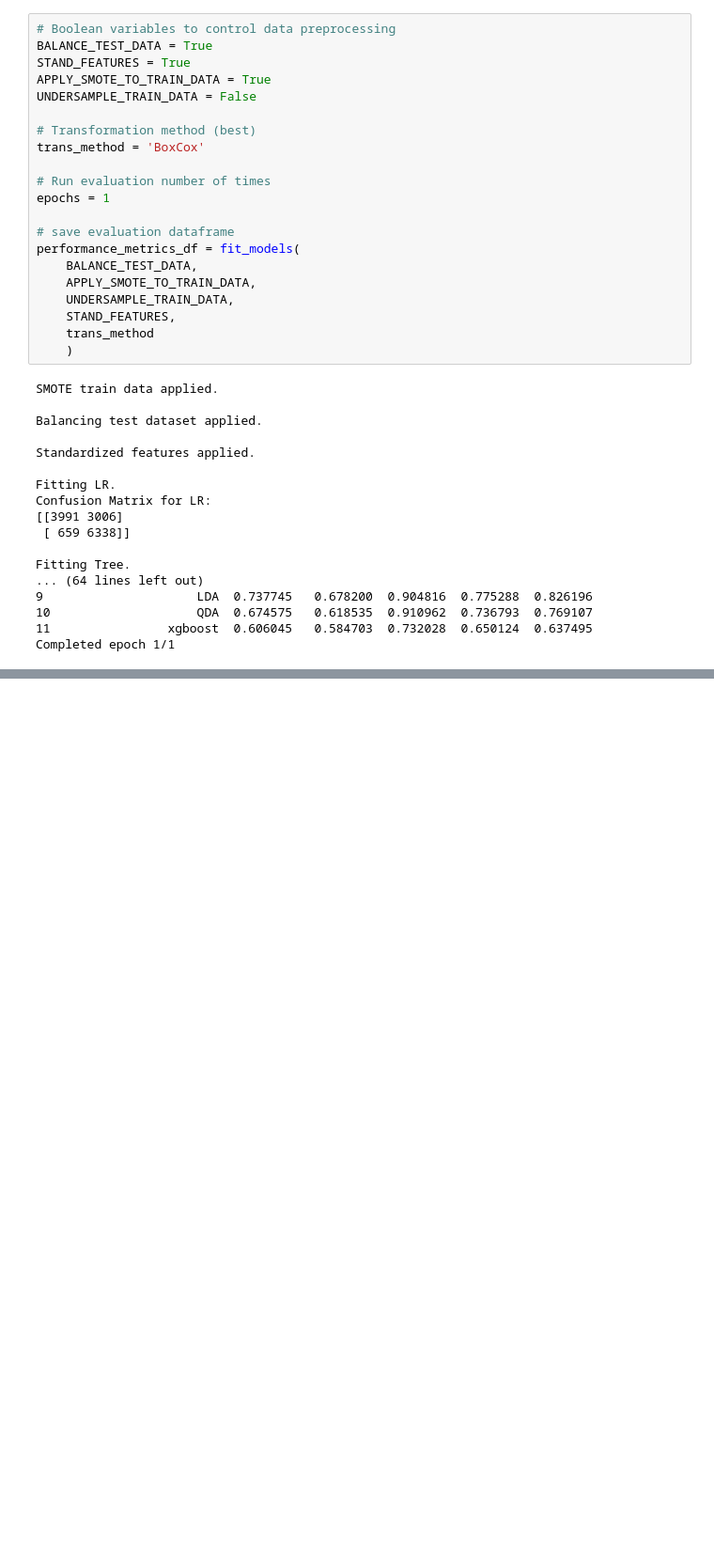
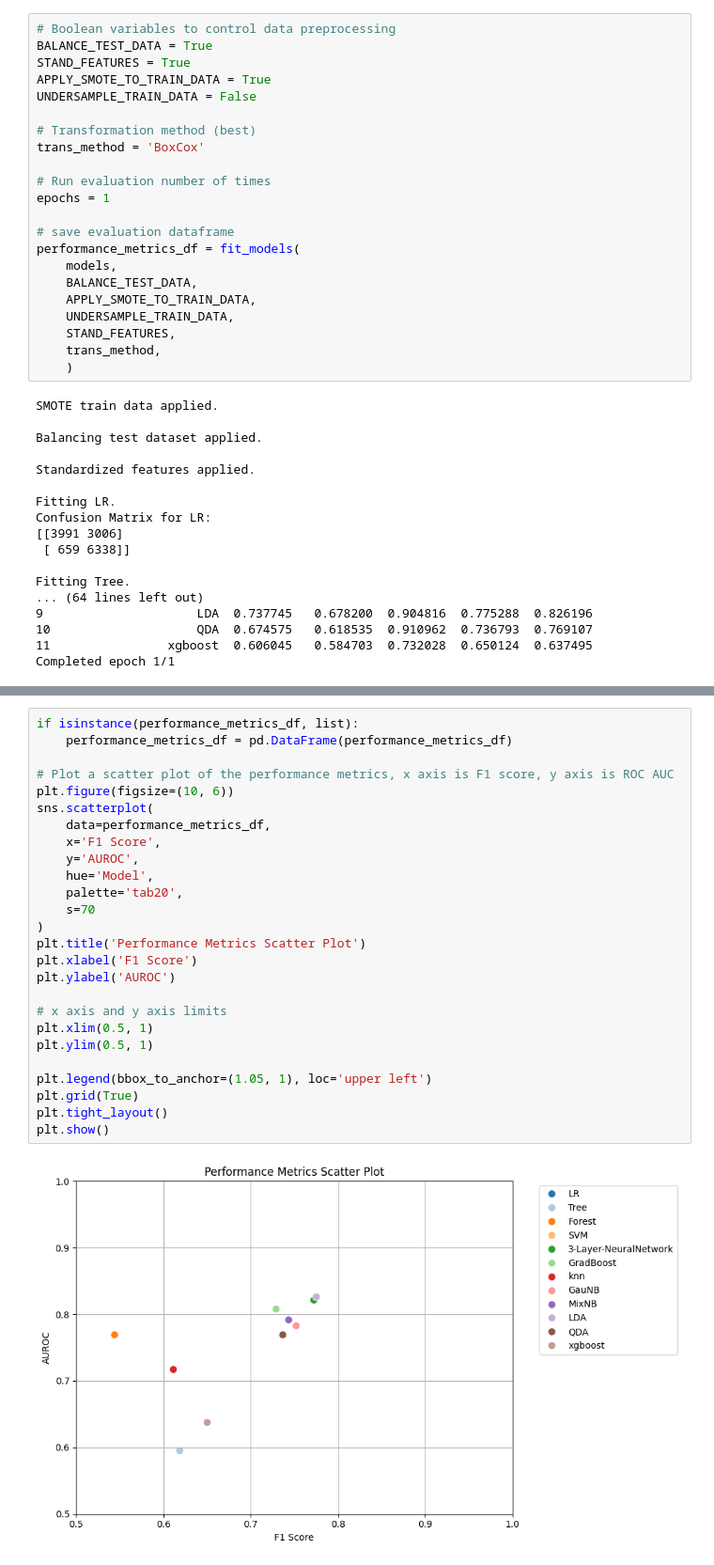
Before and after one commit to ApplePot/fyp, a Jupyter notebook: main_final.ipynb, the cells around one changed output, grey strips where cells are left out. Shown at 94% size. Saved outputs shown, nothing was run; the diff lists cells and outputs as text; blank space fills up the shorter version.

```diff
--- a/main_final.ipynb
+++ b/main_final.ipynb
@@ -354,11 +358,12 @@ epochs = 1
 
 # save evaluation dataframe
 performance_metrics_df = fit_models(
+    models,
     BALANCE_TEST_DATA,
     APPLY_SMOTE_TO_TRAIN_DATA,
     UNDERSAMPLE_TRAIN_DATA,
     STAND_FEATURES,
-    trans_method
+    trans_method,
     )
 # %% [output]
 SMOTE train data applied.
@@ -382,0 +386,28 @@ Logistic Regression feature importance using fitted coefficients
+# %%
+if isinstance(performance_metrics_df, list):
+    performance_metrics_df = pd.DataFrame(performance_metrics_df)
+
+# Plot a scatter plot of the performance metrics, x axis is F1 score, y axis is ROC AUC
+plt.figure(figsize=(10, 6))
+sns.scatterplot(
+    data=performance_metrics_df,
+    x='F1 Score',
+    y='AUROC',
+    hue='Model',
+    palette='tab20',
+    s=70
+)
+plt.title('Performance Metrics Scatter Plot')
+plt.xlabel('F1 Score')
+plt.ylabel('AUROC')
+
+# x axis and y axis limits
+plt.xlim(0.5, 1)
+plt.ylim(0.5, 1)
+
+plt.legend(bbox_to_anchor=(1.05, 1), loc='upper left')
+plt.grid(True)
+plt.tight_layout()
+plt.show()
+# %% [output]
+[figure, added]
```
Also changed, not shown: parts of 32 cells of this notebook.
